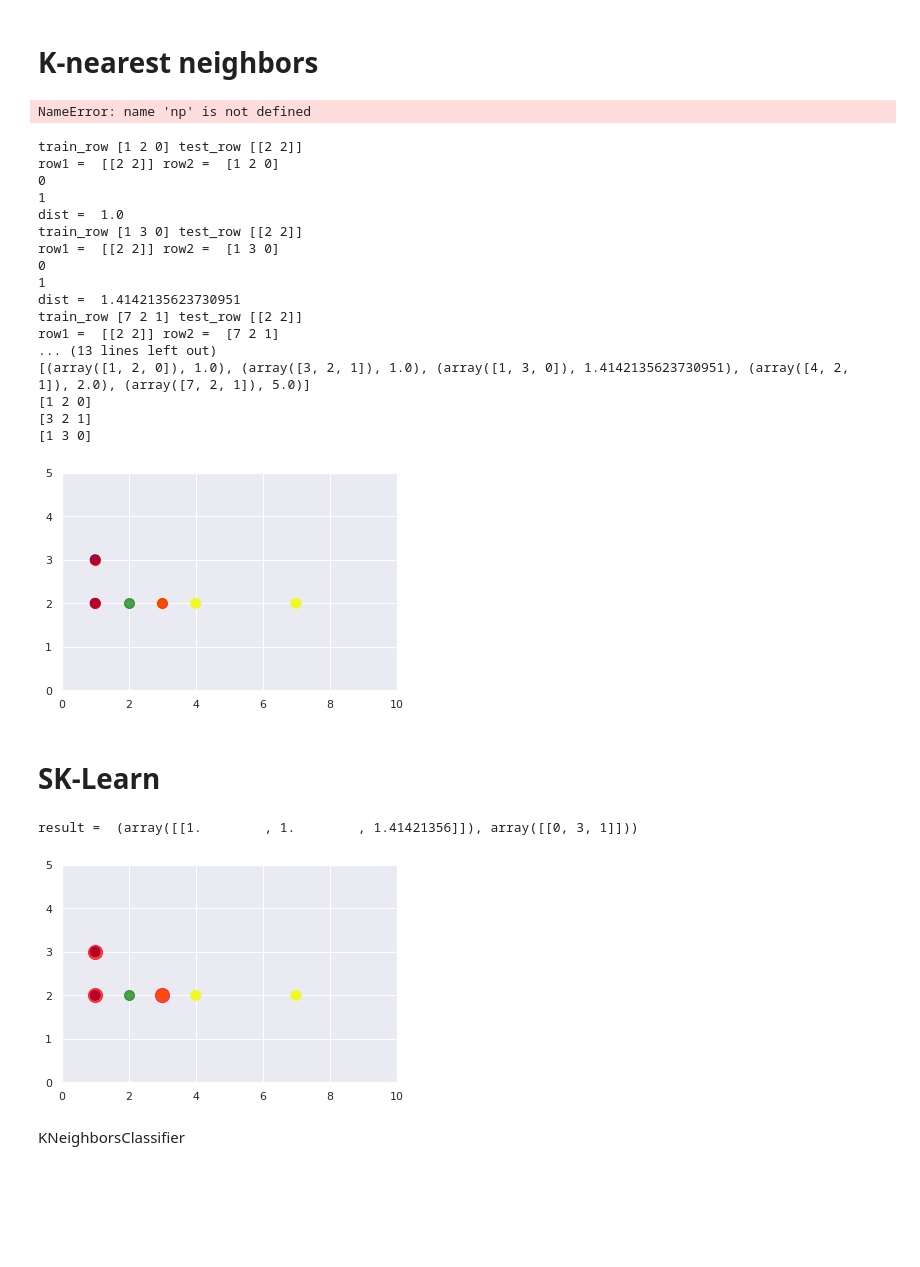
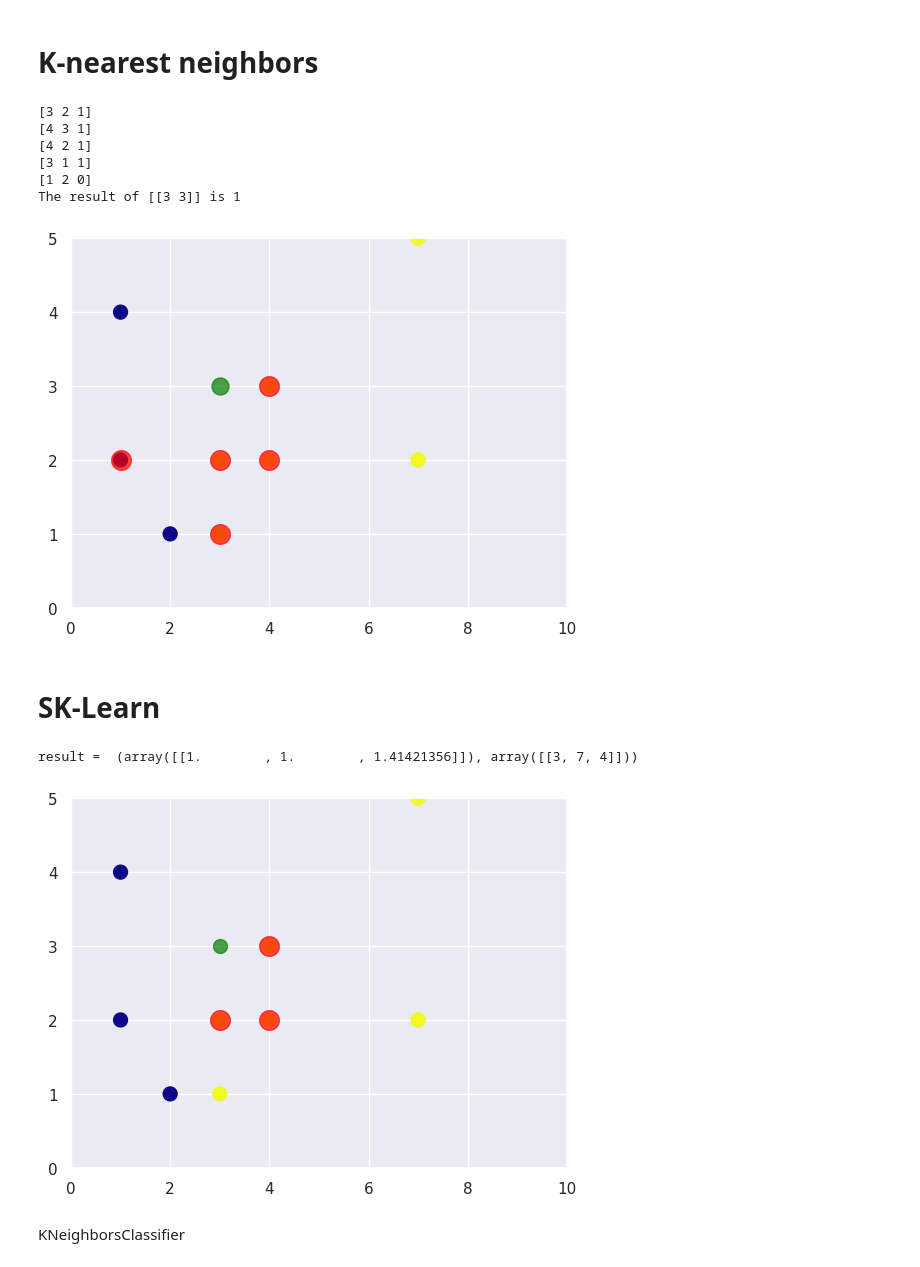
Before and after one commit to thintsiamhub/MLpj_AIcra, a Jupyter notebook: Week09-KNN/K-NN-Lab.ipynb, the cells around one changed output. Cells and saved outputs as stored; diff of their text form; code cells hidden in the pictures; blank space fills up the shorter version.

```diff
--- a/Week09-KNN/K-NN-Lab.ipynb
+++ b/Week09-KNN/K-NN-Lab.ipynb
@@ -12,14 +12,17 @@ import numpy as np
 # Test distance function
                     #x1, x2, y
 train = np.array([[1,2,0],
-                    [1,3,0],
+                    [1,4,0],
                     [7,2,1],
                     [3,2,1],
-                    [4,2,1]])
+                    [4,2,1],
+                    [2,1,0],
+                    [7,5,1],
+                    [4,3,1],
+                    [1,7,0],
+                    [3,1,1]])
 
-test = np.array([[2,2]])
+test = np.array([[3,3]])
-# %% [output]
-NameError: name 'np' is not defined
 # %%
 # calculate the Euclidean distance between two vectors
 def euclidean_distance(row1, row2):
@@ -75,36 +78,34 @@ def get_neighbors(train, test_row, num_neighbors):
         neighbors.append(distances[i][0])
     return neighbors
 # %%
-neighbors = np.array(get_neighbors(train, test, 3))
-
+neighbors = np.array(get_neighbors(train, test, 5))
+zero = 0
+one = 0
 for neighbor in neighbors:
-    print(neighbor)
+  print(neighbor)
+  if neighbor[2] == 0:
+    zero += 1
+  else:
+    one += 1
+if zero > one:
+  print("The result of", test, "is 0")
+else:
+  print("The result of", test, "is 1")
 
 plt.scatter(train[:, 0], train[:, 1],c = train[:,2], s=100, cmap='plasma', alpha=1.0)
-plt.scatter(neighbors[:, 0], neighbors[:, 1], c='red', s=100, alpha=0.7)
-plt.scatter(test[0,0], test[0,1], c='green', s=100, alpha=0.7)
+plt.scatter(neighbors[:, 0], neighbors[:, 1], c='red', s=200, alpha=0.7)
+plt.scatter(test[0,0], test[0,1], c='green', s=150, alpha=0.7)
 plt.xlim([0, 10])
 plt.ylim([0, 5])
 plt.show()
 # %% [output]
-train_row [1 2 0] test_row [[2 2]]
-row1 =  [[2 2]] row2 =  [1 2 0]
-0
-1
-dist =  1.0
-train_row [1 3 0] test_row [[2 2]]
-row1 =  [[2 2]] row2 =  [1 3 0]
-0
-1
-dist =  1.4142135623730951
-train_row [7 2 1] test_row [[2 2]]
-row1 =  [[2 2]] row2 =  [7 2 1]
-... (13 lines left out)
-[(array([1, 2, 0]), 1.0), (array([3, 2, 1]), 1.0), (array([1, 3, 0]), 1.4142135623730951), (array([4, 2, 1]), 2.0), (array([7, 2, 1]), 5.0)]
+[3 2 1]
+[4 3 1]
+[4 2 1]
+[3 1 1]
 [1 2 0]
-[3 2 1]
-[1 3 0]
+The result of [[3 3]] is 1
-[figure, old version]
+[figure, new version]
 # %% [markdown]
 # SK-Learn
 # %%
@@ -118,17 +119,17 @@ result = neigh.kneighbors(test)
 print("result = ",result) #distance and index
 
 #Plot all points
-plt.scatter(train[:, 0], train[:, 1],c = train[:,2], s=100, cmap='plasma', alpha=1.0)
+plt.scatter(train[:, 0], train[:, 1],c = train[:,2], s=100, cmap='plasma', alpha=1.0) #cmap = เฉดสี c =color s = size
 #Plot neighbors
-plt.scatter(train[result[1][0:], 0], train[result[1][0:], 1], c='red', s=200, alpha=0.7)
+plt.scatter(train[result[1][0:], 0], train[result[1][0:], 1], c='red', s=200, alpha=0.7) #alpha = ความโปร่งแสง
 #Plot target
 plt.scatter(test[0,0], test[0,1], c='green', s=100, alpha=0.7)
 plt.xlim([0, 10])
 plt.ylim([0, 5])
 plt.show()
 # %% [output]
-result =  (array([[1.        , 1.        , 1.41421356]]), array([[0, 3, 1]]))
+result =  (array([[1.        , 1.        , 1.41421356]]), array([[3, 7, 4]]))
-[figure, old version]
+[figure, new version]
 # %% [markdown]
 KNeighborsClassifier
 # %%
```
Also changed, not shown: parts of 4 cells of this notebook.
